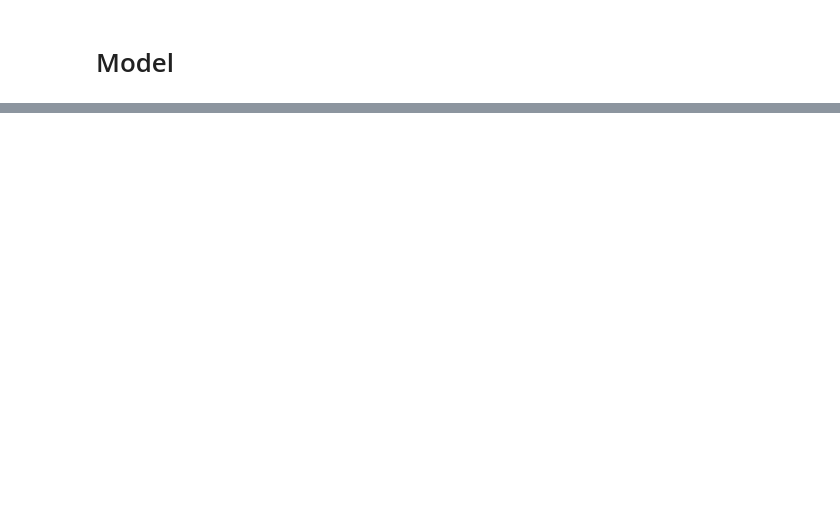
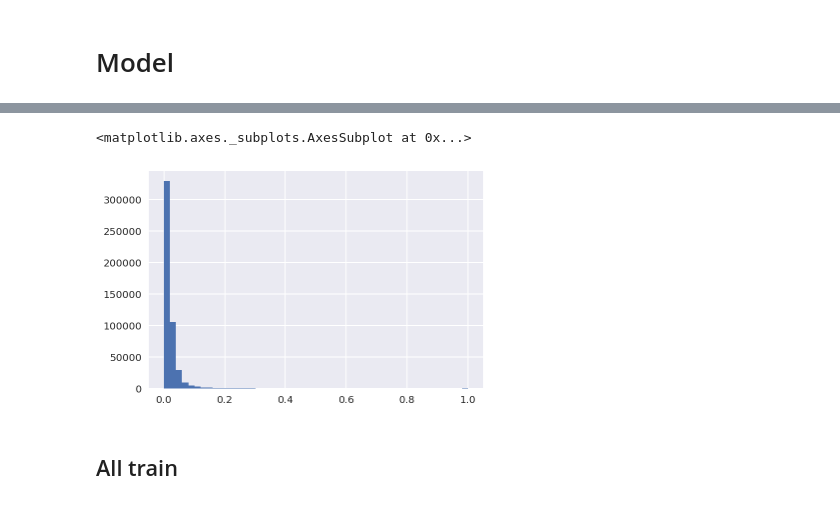
Before and after one commit to Robert-Aduviri/DSG-2018-Qualifiers, a Jupyter notebook: notebooks/robert/RA-27-neuralnet.ipynb, the cells around one changed output, grey strips where cells are left out. Drawn from its saved outputs; the diff is of its cells as text; code cells hidden in the pictures; blank space fills up the shorter version.

Commit message:
Train neural net

```diff
--- a/notebooks/robert/RA-27-neuralnet.ipynb
+++ b/notebooks/robert/RA-27-neuralnet.ipynb
@@ -252,0 +364,2 @@ KeyboardInterrupt:
+# %%
+model = model.cpu()
@@ -252,0 +404,2 @@ KeyboardInterrupt:
+# %%
+targets, preds = get_predictions(model, test_ds, USE_CUDA=False)
@@ -252,0 +424,2 @@ KeyboardInterrupt:
+# %%
+test[target_col] = preds
@@ -252,0 +428,4 @@ KeyboardInterrupt:
+# %%
+submission = pd.read_csv(RAW/'sample_submission.csv', low_memory=False)
+submission = pd.merge(submission[['PredictionIdx']], test[['PredictionIdx', target_col]],
+                      how='left', on='PredictionIdx')
@@ -252,0 +453,5 @@ KeyboardInterrupt:
+# %%
+submission[target_col].hist(bins=50)
+# %% [output]
+<matplotlib.axes._subplots.AxesSubplot at 0x...>
+[figure, added]
@@ -252,0 +460,2 @@ KeyboardInterrupt:
+# %% [markdown]
+## All train
```
Also changed, not shown: parts of 49 cells of this notebook, 2 other files.
